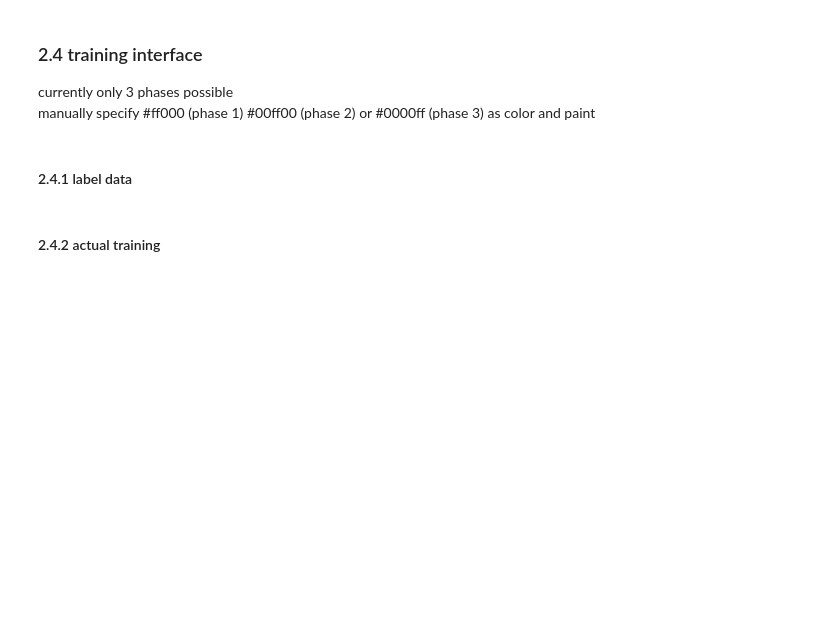
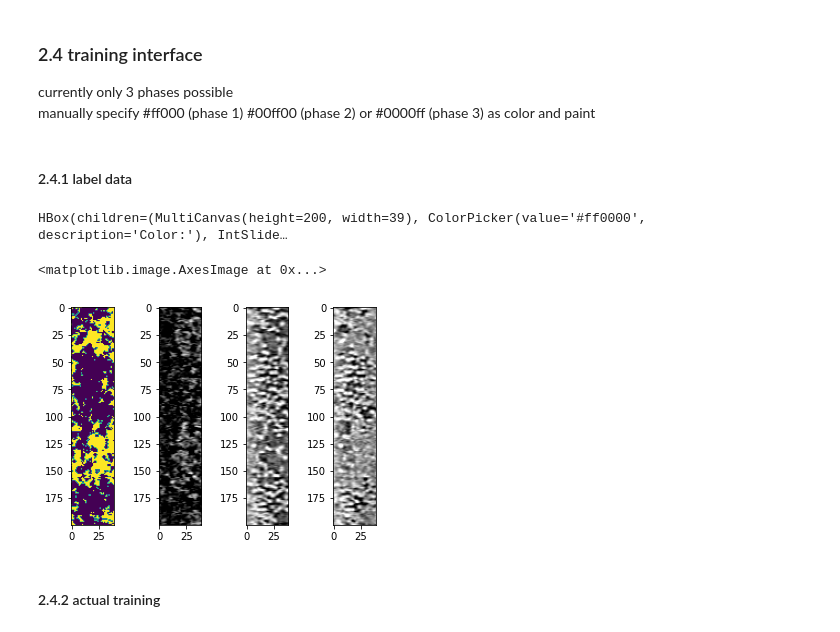
Before and after one commit to Pescatore23/pytrainseg, a Jupyter notebook: pyTMLS_4D_test.ipynb, the cells around one changed output. Drawn from its saved outputs; the diff is of its cells as text; code cells hidden in the pictures; blank space fills up the shorter version.

```diff
--- a/pyTMLS_4D_test.ipynb
+++ b/pyTMLS_4D_test.ipynb
@@ -278,3 +310,5 @@ data = feat_stack_to_nc(fstack, featnames, outpath, feat_select)
+# %%
+feat_data = feat_stack_to_nc(fstack, featnames, outpath, feat_select)
 # %%
 fstack = None
 data = None
@@ -299,9 +333,9 @@ from ipycanvas import  hold_canvas,  MultiCanvas #RoughCanvas,Canvas,
 # %% [markdown]
 ### 2.1 open (not load) feature stack
 # %%
-featpath = '/somewhere'
-traininpath = '/somewhere/else'
-feat_data = xr.open_dataset(featpath)
+featpath =  '/mpc/homes/fische_r/testing/features.nc'
+trainingpath = '/mpc/homes/fische_r/testing/'
+# feat_data = xr.open_dataset(featpath)
 feat_names = feat_data['feature'].data
 # %% [markdown]
 ### 2.2 training functions
@@ -382,13 +417,20 @@ You could try  z = 7  and  x = 50
 #replace dimensions in .sel accordingly, d1c and d2c are needed for filename
 #TODO: make more elegant
 d1c = 'z'
-d2c = 't'
-p1c = 500
-p2c = 50
-
-im = feat_data['feature_stack'].sel(z = p1c, t = pc2, feature='orignal').data
+d2c = 'time'
+p1c = 150
+p2c = 7
+im = feat_data['feature_stack'].sel(z = p1c, time = p2c, feature='original').data
 im8 = np.uint8(im)
-feat_stack = feat_data['feature_stack'].sel(z = p1c, t = pc2).data
+feat_stack = feat_data['feature_stack'].sel(z = p1c, time = p2c).data
+# %%
+im8 = im-im.min()
+im8 = im8/im8.max()*255
+im8old = im8.copy()
+im8 = im8-50
+im8[im8<0]=0
+im8=im8*255/150
+im8[im8>255] = 255
 # %%
 slice_name = ''.join([str(d1c),str(p1c),str(d2c),str(p2c)])
 truthpath = os.path.join(trainingpath, ''.join(['label_image_',slice_name,'.tif']))
@@ -460,7 +502,10 @@ def on_mouse_up(x, y):
 image_data = np.stack((im8, im8, im8), axis=2)
 background.put_image_data(image_data, 0, 0)
 
-resultdisplay.global_alpha = 0.15
+# image_data = np.stack((imdry, imdry, imdry), axis=2)
+# background.put_image_data(image_data, width, 0)
+
+resultdisplay.global_alpha = 0.35
 if np.any(resultim>0):
     result_data = np.stack((255*(resultim==0), 255*(resultim==1), 255*(resultim==2)), axis=2)
 else:
@@ -483,6 +528,19 @@ link((picker, "value"), (canvas, "fill_style"))
 
 HBox((Mcanvas, picker, slidealpha))
 #print('paint image with #ff0000 for air, #00ff00 for water and #0000ff for fiber')
+# %% [output]
+HBox(children=(MultiCanvas(height=200, width=39), ColorPicker(value='#ff0000', description='Color:'), IntSlide…
+# %%
+diff = im8-imdry
+diff[diff<0] = 0
+fig, axes = plt.subplots(1,4)
+axes[0].imshow(resultim==1)
+axes[1].imshow(diff, 'gray')
+axes[2].imshow(imdry, 'gray')
+axes[3].imshow(im8, 'gray')
+# %% [output]
+<matplotlib.image.AxesImage at 0x...>
+[figure, added]
 # %%
 #create truth image from image, save to file
 label_set = canvas.get_image_data()
```
Also changed, not shown: parts of 17 cells of this notebook, 1 other file.
